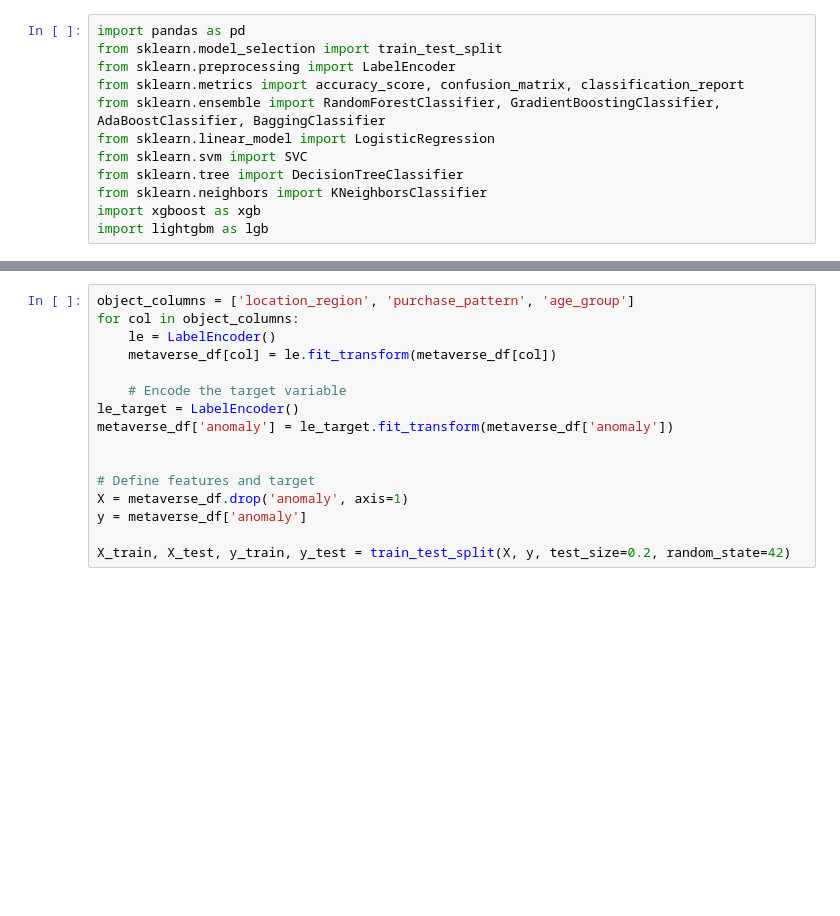
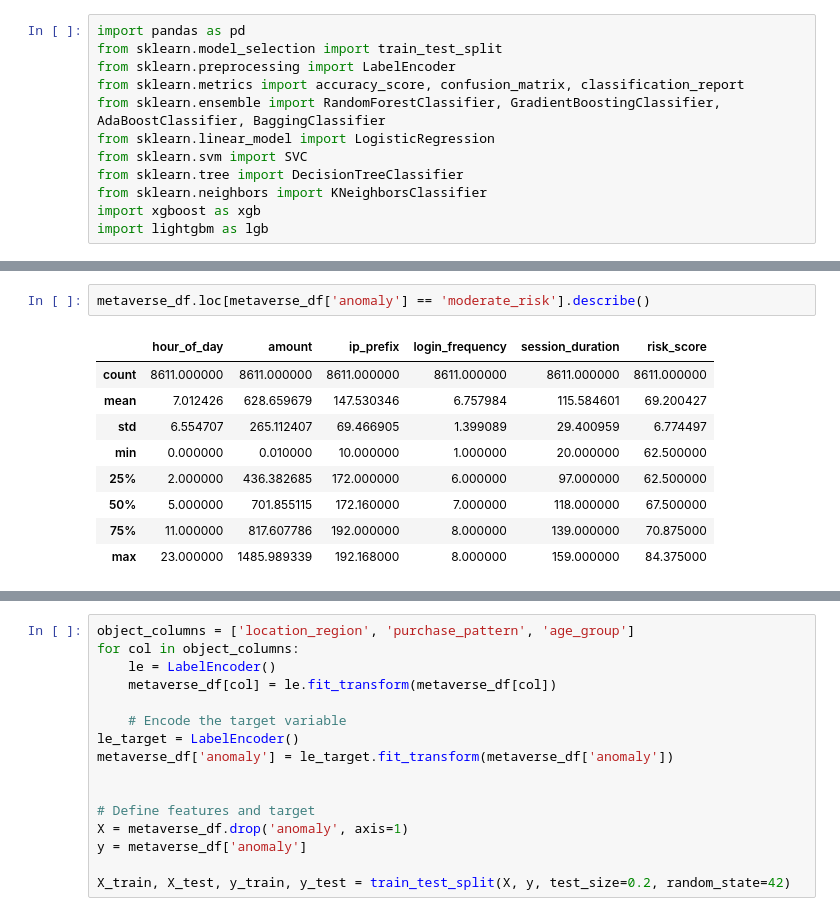
Before and after one commit to Praetor07/Metaverse_Analytics, a Jupyter notebook: Anomaly_model_class.ipynb, the cells around one changed output, grey strips where cells are left out. Saved outputs shown, nothing was run; the diff lists cells and outputs as text; blank space fills up the shorter version.

```diff
--- a/Anomaly_model_class.ipynb
+++ b/Anomaly_model_class.ipynb
@@ -12,0 +27,12 @@ import lightgbm as lgb
+# %%
+metaverse_df.loc[metaverse_df['anomaly'] == 'moderate_risk'].describe()
+# %% [output]
+|  | hour_of_day | amount | ip_prefix | login_frequency | session_duration | risk_score |
+| count | 8611.000000 | 8611.000000 | 8611.000000 | 8611.000000 | 8611.000000 | 8611.000000 |
+| mean | 7.012426 | 628.659679 | 147.530346 | 6.757984 | 115.584601 | 69.200427 |
+| std | 6.554707 | 265.112407 | 69.466905 | 1.399089 | 29.400959 | 6.774497 |
+| min | 0.000000 | 0.010000 | 10.000000 | 1.000000 | 20.000000 | 62.500000 |
+| 25% | 2.000000 | 436.382685 | 172.000000 | 6.000000 | 97.000000 | 62.500000 |
+| 50% | 5.000000 | 701.855115 | 172.160000 | 7.000000 | 118.000000 | 67.500000 |
+| 75% | 11.000000 | 817.607786 | 192.000000 | 8.000000 | 139.000000 | 70.875000 |
+| max | 23.000000 | 1485.989339 | 192.168000 | 8.000000 | 159.000000 | 84.375000 |
```
Also changed, not shown: parts of 5 cells of this notebook, 1 other file.
